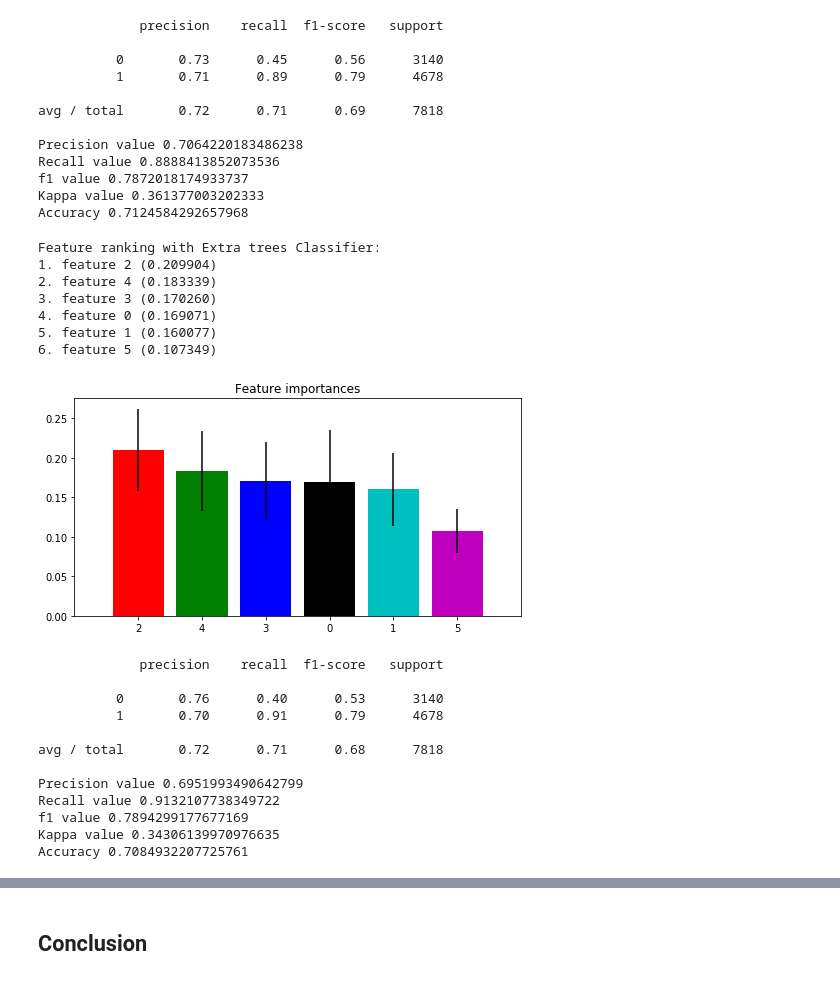
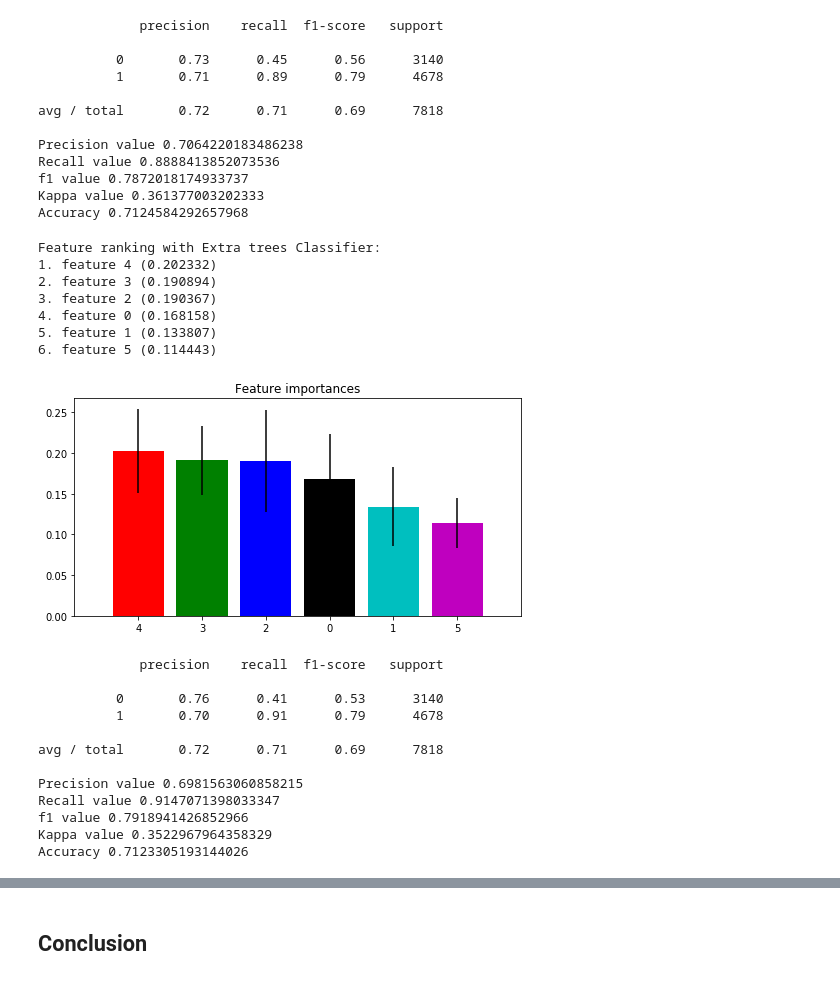
Before and after one commit to shriyaprasad/Capstone-TDIproject, a Jupyter notebook: capstone_ShriyaPrasad.ipynb, the cells around one changed output, grey strips where cells are left out. Drawn from its saved outputs; the diff is of its cells as text; code cells hidden in the pictures.

```diff
--- a/capstone_ShriyaPrasad.ipynb
+++ b/capstone_ShriyaPrasad.ipynb
@@ -272,7 +276,7 @@ X1 = X.iloc[:-1:]
 y1 = y[:-1]
 # %%
 #Extra Tress Classifier
-model = ExtraTreesClassifier(n_estimators=10,random_state=0)
+model = ExtraTreesClassifier(n_estimators=50,random_state=0)
 model.fit(X1,y1)
 predx = model.predict(X1)
 print(metrics.classification_report(y1,predx))
@@ -302,32 +306,31 @@ Accuracy 0.7124584292657968
 # %%
 importances = model.feature_importances_
 std = np.std([tree.feature_importances_ for tree in model.estimators_],
              axis=0)
 indices = np.argsort(importances)[::-1]
 
 print("Feature ranking with Extra trees Classifier:")
 for f in range(X.shape[1]):
     print("%d. feature %d (%f)" % (f + 1, indices[f], importances[indices[f]]))
 
 plt.figure(figsize= (8,4))
 plt.title("Feature importances")
 #legend = ['workbalance','culturevalue','careeropp','compbenefit','seniormgmt','reviews']
-plt.bar(range(X.shape[1]), importances[indices],
-       color="rgbkcm" , yerr=std[indices], align="center")
+plt.bar(range(X.shape[1]), importances[indices], color="rgbkcm", yerr=std[indices], align="center")
 plt.xticks(range(X.shape[1]), indices)
 plt.xlim([-1, X.shape[1]])
 plt.show()
 # %% [output]
 Feature ranking with Extra trees Classifier:
-1. feature 2 (0.209904)
-2. feature 4 (0.183339)
-3. feature 3 (0.170260)
-4. feature 0 (0.169071)
-5. feature 1 (0.160077)
-6. feature 5 (0.107349)
+1. feature 4 (0.202332)
+2. feature 3 (0.190894)
+3. feature 2 (0.190367)
+4. feature 0 (0.168158)
+5. feature 1 (0.133807)
+6. feature 5 (0.114443)
-[figure, old version]
+[figure, new version]
 # %%
-model = RandomForestClassifier()
+model = RandomForestClassifier(n_estimators=50)
 model.fit(X1,y1)
 featureimp = model.feature_importances_
 predx = model.predict(X1)
@@ -345,16 +348,16 @@ print("Accuracy", Accuracy)
 # %% [output]
              precision    recall  f1-score   support
 
-          0       0.76      0.40      0.53      3140
+          0       0.76      0.41      0.53      3140
           1       0.70      0.91      0.79      4678
 
-avg / total       0.72      0.71      0.68      7818
+avg / total       0.72      0.71      0.69      7818
 
-Precision value 0.6951993490642799
-Recall value 0.9132107738349722
-f1 value 0.7894299177677169
-Kappa value 0.34306139970976635
-Accuracy 0.7084932207725761
+Precision value 0.6981563060858215
+Recall value 0.9147071398033347
+f1 value 0.7918941426852966
+Kappa value 0.3522967964358329
+Accuracy 0.7123305193144026
 # %%
 importances = model.feature_importances_
 std = np.std([tree.feature_importances_ for tree in model.estimators_],
```
Also changed, not shown: parts of 8 cells of this notebook.
